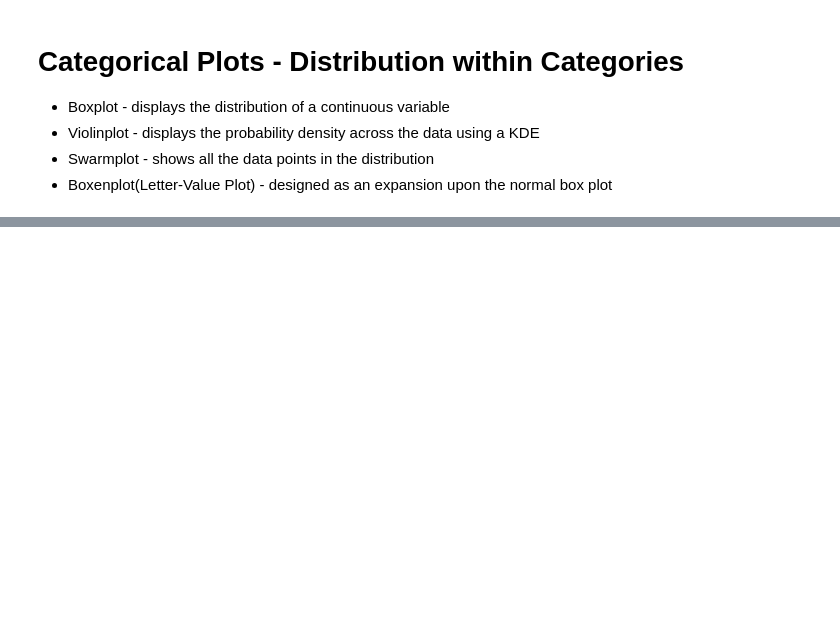
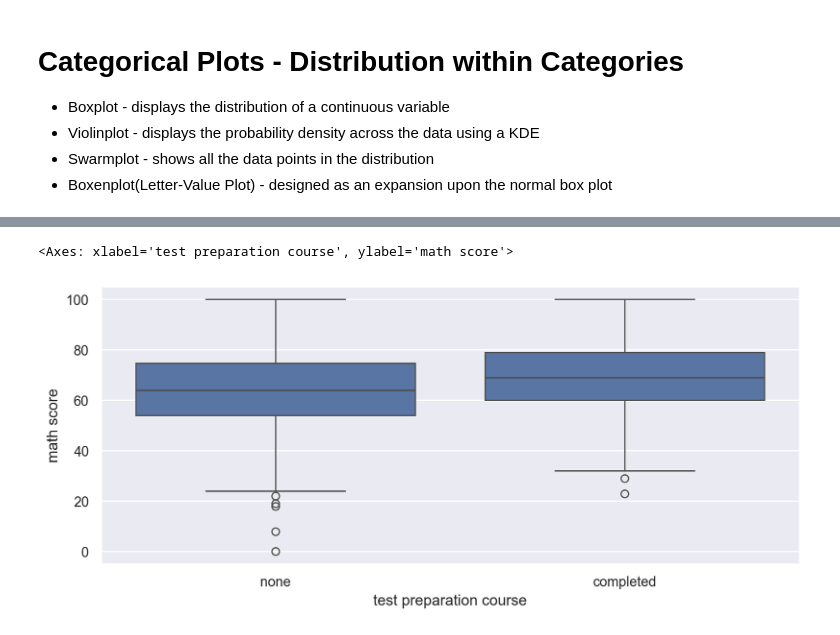
Before and after one commit to Daniel-Aguila/MLandDS, a Jupyter notebook: searbornBasics.ipynb, the cells around one changed output, grey strips where cells are left out. Drawn from its saved outputs; the diff is of its cells as text; code cells hidden in the pictures; blank space fills up the shorter version.

Commit message:
Categorical Plots - Seaborn

```diff
--- a/searbornBasics.ipynb
+++ b/searbornBasics.ipynb
@@ -193,3 +193,6 @@ The `ci` parameter is deprecated. Use `errorbar='sd'` for the same effect.
     <li>Swarmplot - shows all the data points in the distribution</li>
     <li>Boxenplot(Letter-Value Plot) - designed as an expansion upon the normal box plot</li>
 </ul>
+# %%
+df = pd.read_csv('DATA/StudentsPerformance.csv')
+df.head()
@@ -195,0 +206,6 @@ The `ci` parameter is deprecated. Use `errorbar='sd'` for the same effect.
+# %%
+plt.figure(figsize=(10,4),dpi=200)
+sns.boxplot(data=df,y='math score',x='test preparation course')
+# %% [output]
+<Axes: xlabel='test preparation course', ylabel='math score'>
+[figure, added]
```
Also changed, not shown: parts of 6 cells of this notebook, 1 other file.
